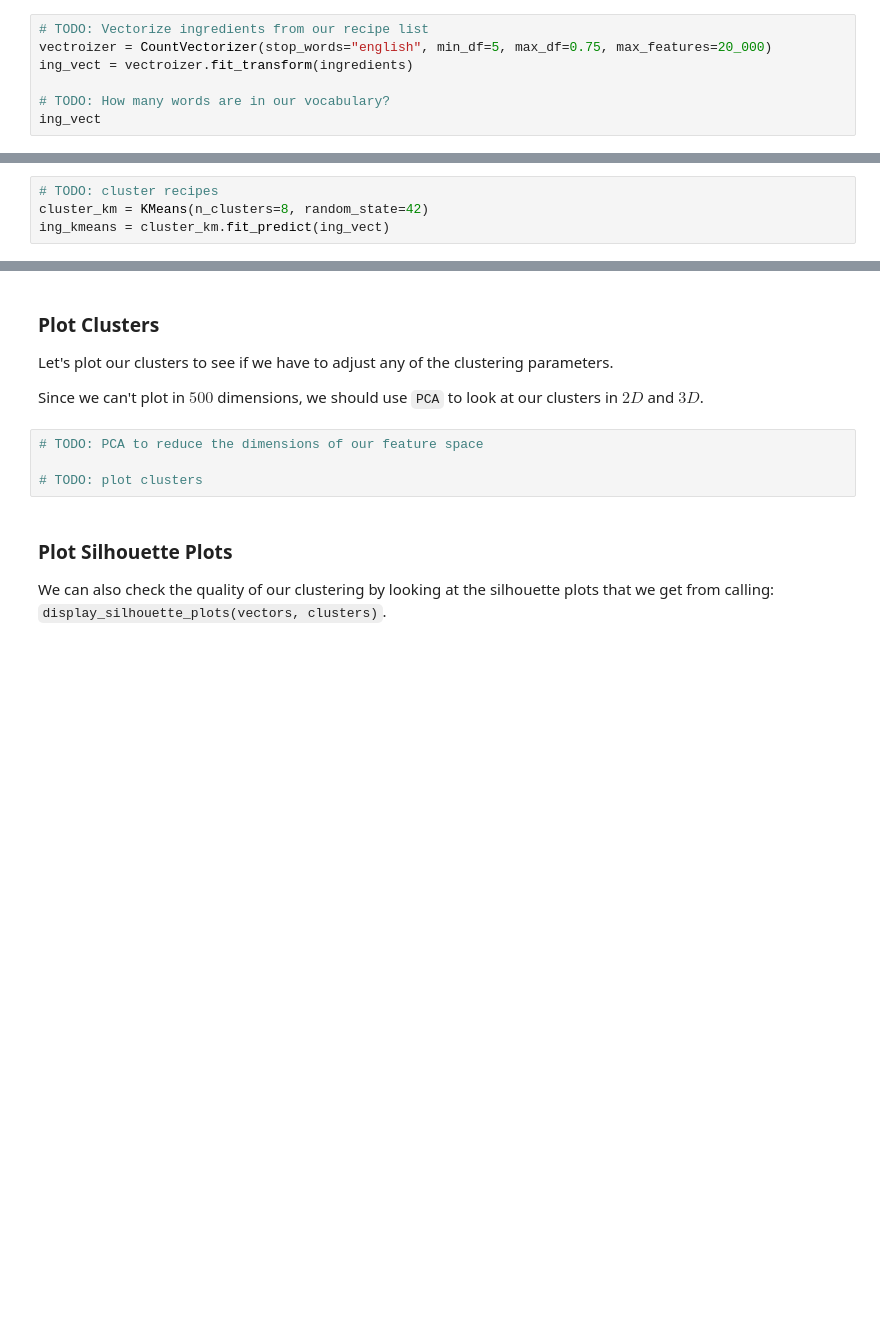
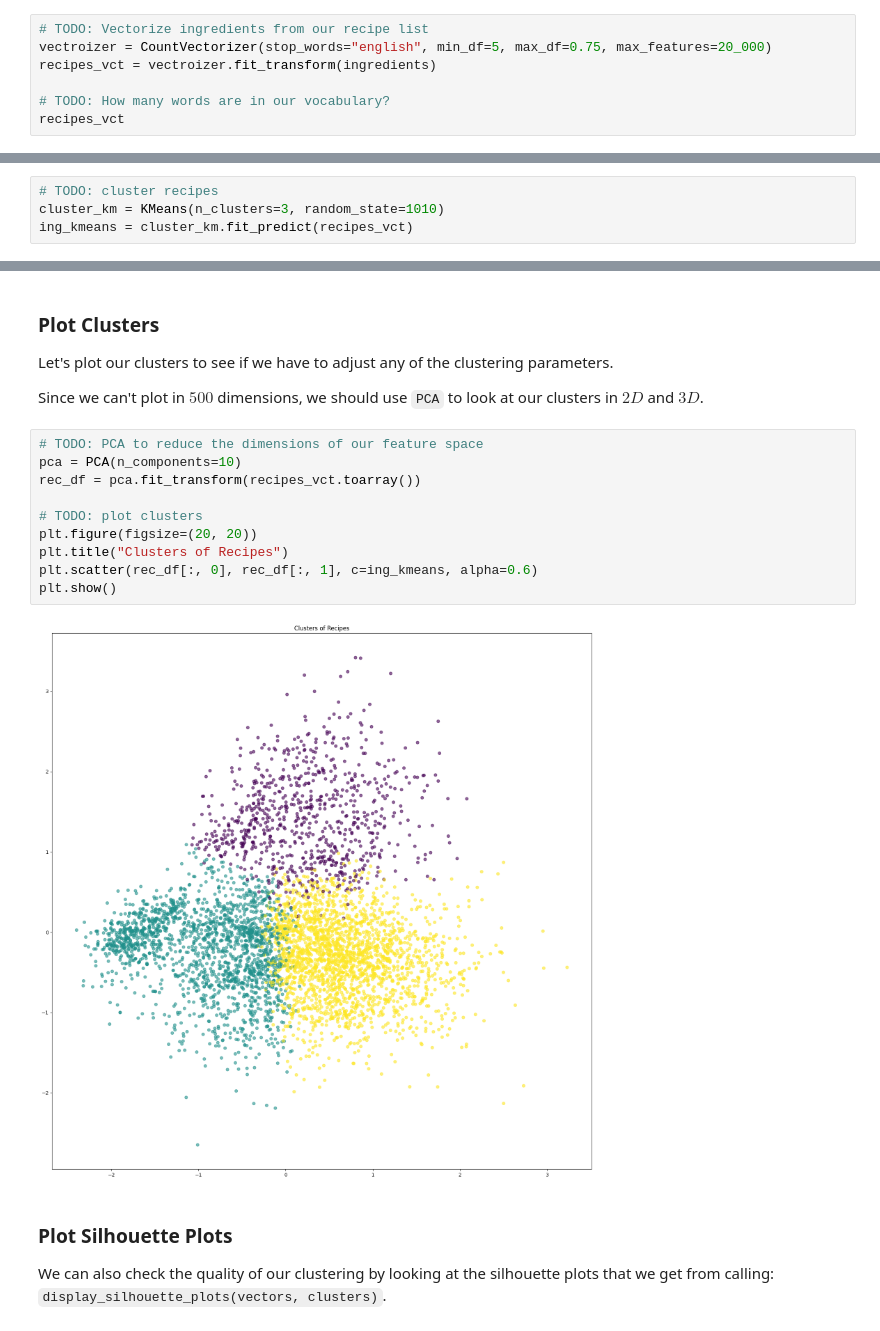
Before and after one commit to ML-SP24/Homework10, a Jupyter notebook: Homework10.ipynb, the cells around one changed output, grey strips where cells are left out. Drawn from its saved outputs; the diff is of its cells as text; blank space fills up the shorter version.

Commit message:
Solves K in kmeans

```diff
--- a/Homework10.ipynb
+++ b/Homework10.ipynb
@@ -138,7 +100,7 @@ The resulting matrix will have one row for each recipe, and the columns will enc
 # %%
 # TODO: Vectorize ingredients from our recipe list
 vectroizer = CountVectorizer(stop_words="english", min_df=5, max_df=0.75, max_features=20_000)
-ing_vect = vectroizer.fit_transform(ingredients)
+recipes_vct = vectroizer.fit_transform(ingredients)
 
 # TODO: How many words are in our vocabulary?
-ing_vect
+recipes_vct
@@ -155,8 +114,8 @@ What happens if we cluster our recipes ? What do the cluster centers represent ?
 When might this be useful ?
 # %%
 # TODO: cluster recipes
-cluster_km = KMeans(n_clusters=8, random_state=42)
-ing_kmeans = cluster_km.fit_predict(ing_vect)
+cluster_km = KMeans(n_clusters=3, random_state=1010)
+ing_kmeans = cluster_km.fit_predict(recipes_vct)
 # %% [markdown]
 ### Cluster Centers
 
@@ -202,8 +184,16 @@ Let's plot our clusters to see if we have to adjust any of the clustering parame
 Since we can't plot in $500$ dimensions, we should use `PCA` to look at our clusters in $2D$ and $3D$.
 # %%
 # TODO: PCA to reduce the dimensions of our feature space
+pca = PCA(n_components=10)
+rec_df = pca.fit_transform(recipes_vct.toarray())
 
 # TODO: plot clusters
+plt.figure(figsize=(20, 20))
+plt.title("Clusters of Recipes")
+plt.scatter(rec_df[:, 0], rec_df[:, 1], c=ing_kmeans, alpha=0.6)
+plt.show()
+# %% [output]
+[figure, added]
 # %% [markdown]
 ### Plot Silhouette Plots
 
```
Also changed, not shown: parts of 11 cells of this notebook.
